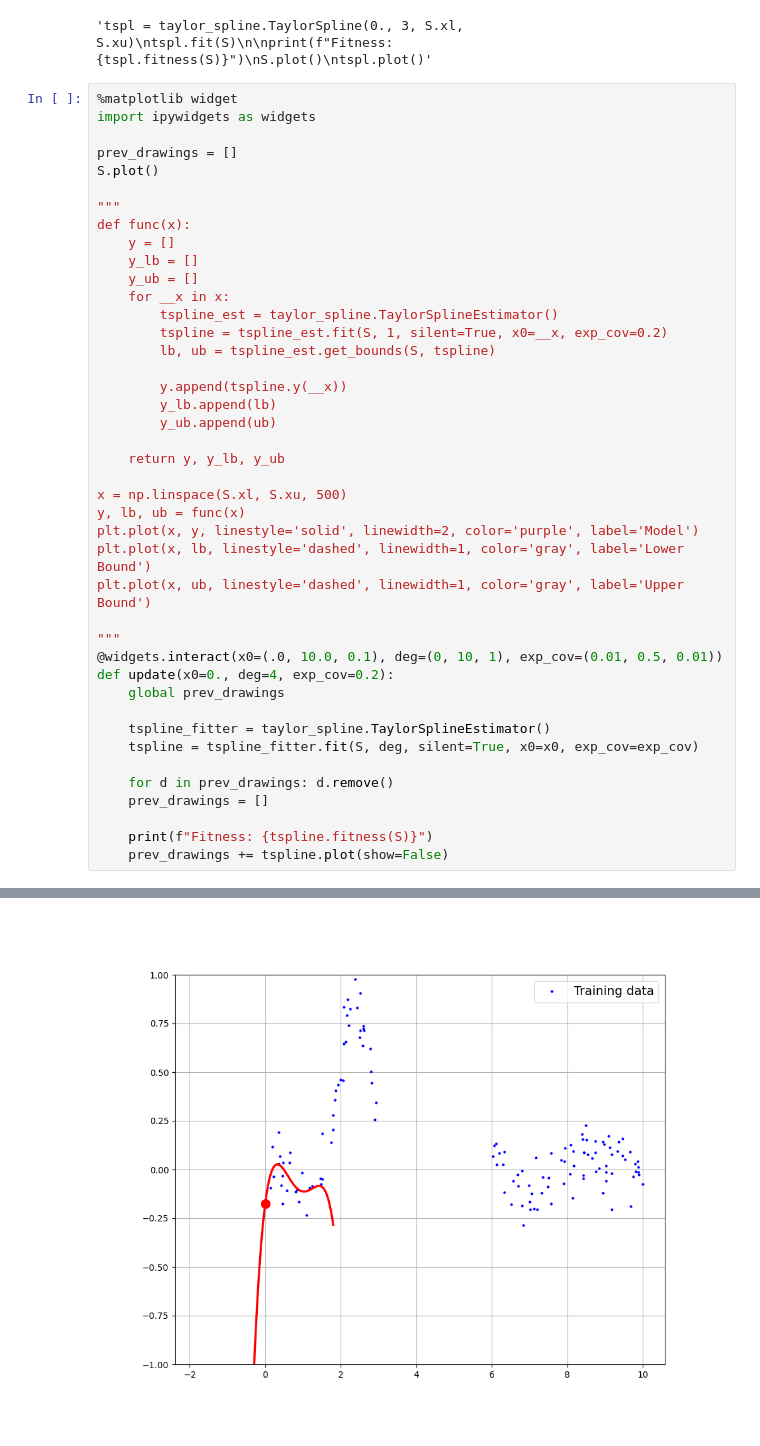
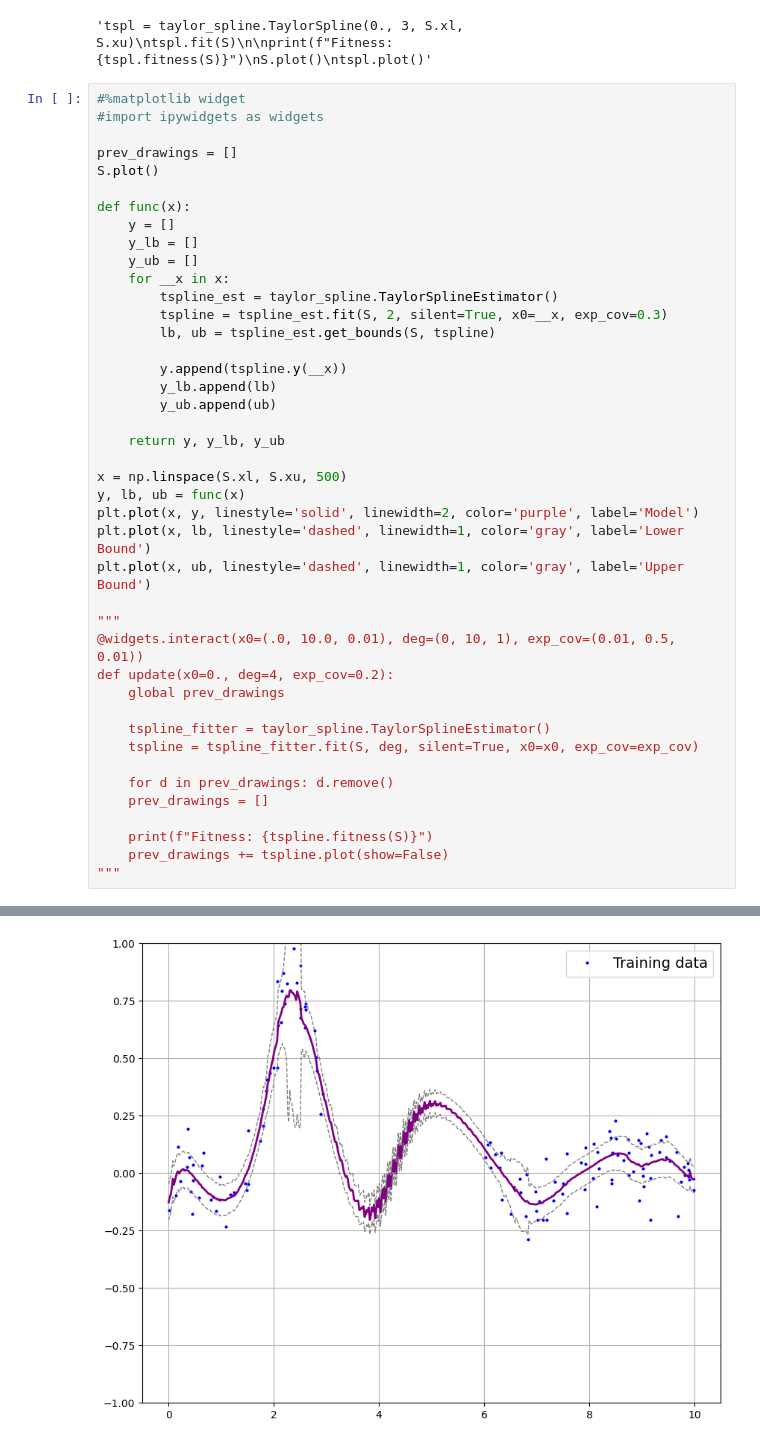
Before and after one commit to AgostinoRizzo/genpro, a Jupyter notebook: symbreg-taylor.ipynb, the cells around one changed output, grey strips where cells are left out. Saved outputs shown, nothing was run; the diff lists cells and outputs as text.

```diff
--- a/symbreg-taylor.ipynb
+++ b/symbreg-taylor.ipynb
@@ -29,20 +29,19 @@ tspl.plot()"""
 # %% [output]
 'tspl = taylor_spline.TaylorSpline(0., 3, S.xl, S.xu)\ntspl.fit(S)\n\nprint(f"Fitness: {tspl.fitness(S)}")\nS.plot()\ntspl.plot()'
 # %%
-%matplotlib widget
-import ipywidgets as widgets
+#%matplotlib widget
+#import ipywidgets as widgets
 
 prev_drawings = []
 S.plot()
 
-"""
 def func(x):
     y = []
     y_lb = []
     y_ub = []
     for __x in x:
         tspline_est = taylor_spline.TaylorSplineEstimator()
-        tspline = tspline_est.fit(S, 1, silent=True, x0=__x, exp_cov=0.2)
+        tspline = tspline_est.fit(S, 2, silent=True, x0=__x, exp_cov=0.3)
         lb, ub = tspline_est.get_bounds(S, tspline)
 
         y.append(tspline.y(__x))
@@ -58,7 +57,7 @@ plt.plot(x, lb, linestyle='dashed', linewidth=1, color='gray', label='Lower Boun
 plt.plot(x, ub, linestyle='dashed', linewidth=1, color='gray', label='Upper Bound')
 
 """
-@widgets.interact(x0=(.0, 10.0, 0.1), deg=(0, 10, 1), exp_cov=(0.01, 0.5, 0.01))
+@widgets.interact(x0=(.0, 10.0, 0.01), deg=(0, 10, 1), exp_cov=(0.01, 0.5, 0.01))
 def update(x0=0., deg=4, exp_cov=0.2):
     global prev_drawings
 
@@ -70,4 +69,5 @@ def update(x0=0., deg=4, exp_cov=0.2):
 
     print(f"Fitness: {tspline.fitness(S)}")
     prev_drawings += tspline.plot(show=False)
+"""
 # %% [output]
@@ -75 +75 @@ interactive(children=(FloatSlider(value=0.0, description='x0', max=10.0), IntSli
-[figure, old version]
+[figure, new version]
```
Also changed, not shown: parts of 1 cell of this notebook, 2 other files.
